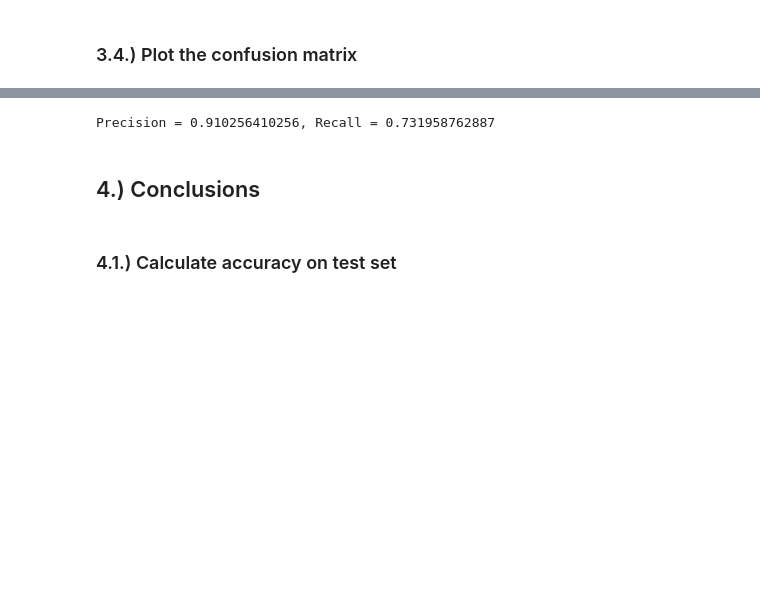
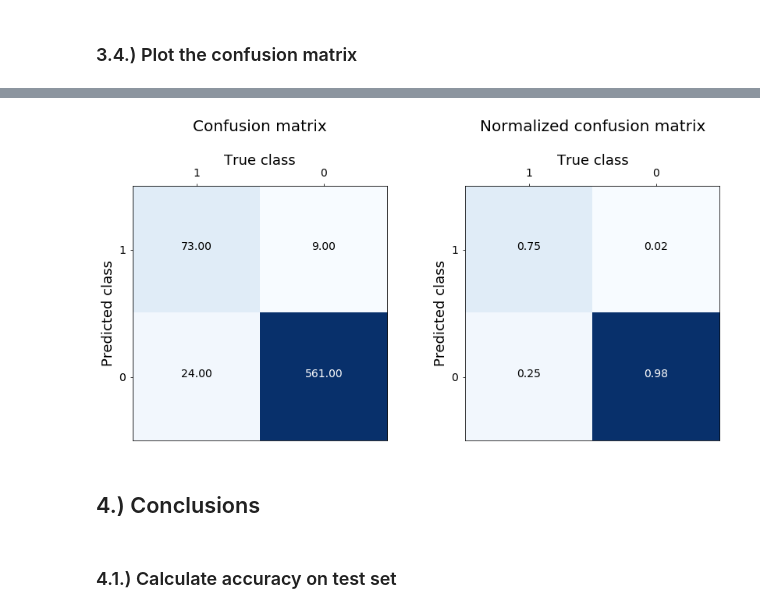
Before and after one commit to failure2communicate/Churn_Prediction, a Jupyter notebook: Churn_prediction.ipynb, the cells around one changed output, grey strips where cells are left out. Drawn from its saved outputs; the diff is of its cells as text; code cells hidden in the pictures; blank space fills up the shorter version.

```diff
--- a/Churn_prediction.ipynb
+++ b/Churn_prediction.ipynb
@@ -424,7 +462,7 @@ for i in range(5):
 
     model = GradientBoostingClassifier()
     kfold = StratifiedKFold(n_splits=5, random_state=7)
-    grid = GridSearchCV(estimator=model, param_grid=param_grid, cv=kfold, scoring='roc_auc')
+    grid = GridSearchCV(estimator=model, param_grid=param_grid, cv=kfold, scoring='recall')
     grid.fit(X_train, y_train)
     print('Model accuracy = {}, Model parameter = {}'.format(round(grid.best_score_, 2), grid.best_estimator_.n_estimators))
 # %% [output]
@@ -500,12 +476,59 @@ plt.show()
-# %%
-tn, fp, fn, tp = confusion_matrix(true_label, pred_label).ravel()
-# %%
-precision = tp/float(tp+fp)
-recall = tp/float(tp+fn)
-
-print('Precision = {x}, Recall = {y}'.format(x = precision, y = recall))
-# %% [output]
-Precision = 0.910256410256, Recall = 0.731958762887
+# %%
+def plot_confusion_matrix(cnf_matrix, classes, cmap=plt.cm.Blues):
+    """
+    Plot the standard and normalized confusion matrix
+    """
+    tn, fp, fn, tp = cnf_matrix.ravel()
+    cnf_m = np.matrix([[tp, fp],[fn, tn]])
+    fig = plt.figure(figsize=(14, 6))
+
+    for i in range(1, 3):
+        ax = fig.add_subplot(1, 2, i)
+        ax.imshow(new_cnf_matrix, interpolation='nearest', cmap=cmap)
+        tick_marks = np.arange(len(classes))
+        ax.set_xticklabels(classes, fontdict = {'fontsize':14})
+        ax.set_xticks((1, 0))
+        ax.xaxis.tick_top()
+        ax.xaxis.set_label_text('True class',  fontdict = {'fontsize':18})
+        ax.xaxis.set_label_position('top')
+        ax.set_yticklabels(classes, fontdict = {'fontsize':14})
+        ax.yaxis.set_label_text('Predicted class', fontdict = {'fontsize':18})
+        ax.set_yticks((1, 0))
+
+        if i == 1:
+            ax.set_title('Confusion matrix', pad = 70, fontdict = {'fontsize':20})
+        else:
+            cnf_m = cnf_m.astype('float')/(np.zeros((2, 2)) + cnf_m.sum(axis=0))
+            ax.set_title('Normalized confusion matrix', pad = 70, fontdict = {'fontsize':20} )
+
+
+        fmt = '.2f' if normalize else 'd'
+        thresh = cnf_m.max() / 1.2
+
+        for r, c in itertools.product(range(cnf_m.shape[1]), range(cnf_m.shape[0])):
+            ax.text(c, r, format(cnf_m[r, c], fmt),
+                    horizontalalignment="center",
+                    fontsize=14,
+                    color="white" if cnf_m[r, c] > thresh else "black")
+    plt.show()
+
+# Fit model
+pipe = make_pipeline(MinMaxScaler(feature_range=(0, 1)),  GradientBoostingClassifier(n_estimators=200))
+pipe.fit(X_train, y_train)
+y_pred = pipe.predict(X_test)
+
+# Get predicted and true values
+class_names = np.array([0, 1])
+pred_label = y_pred
+true_label = y_test
+
+# Calculate confusion matrix
+cnf_matrix = confusion_matrix(true_label, pred_label)
+np.set_printoptions(precision=2)
+
+plot_confusion_matrix(cnf_matrix, class_names)
+# %% [output]
+[figure, added]
 # %% [markdown]
 ## 4.) Conclusions
 # %% [markdown]
```
Also changed, not shown: parts of 21 cells of this notebook.
